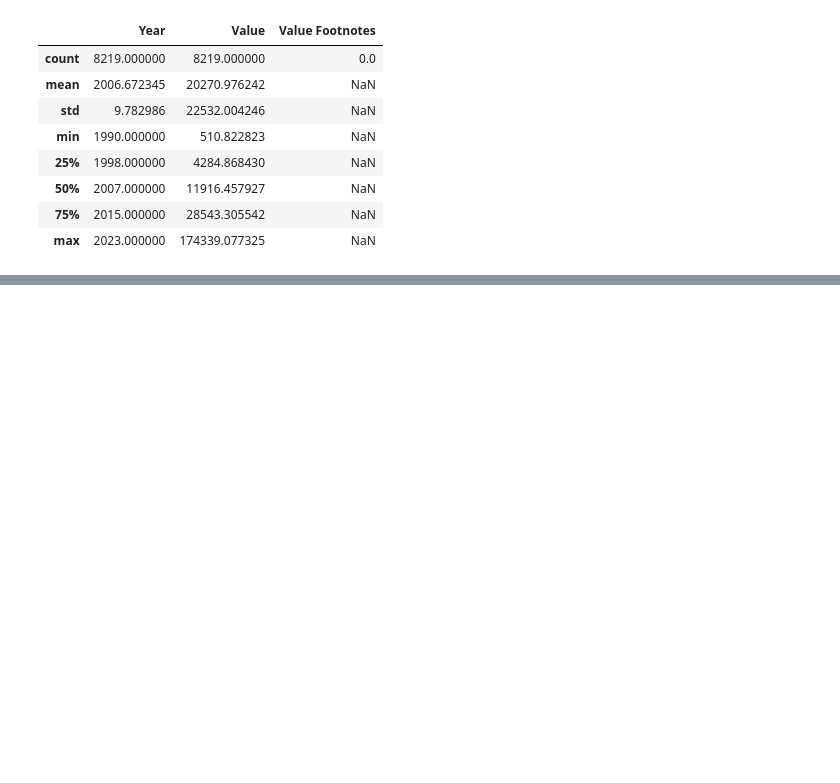
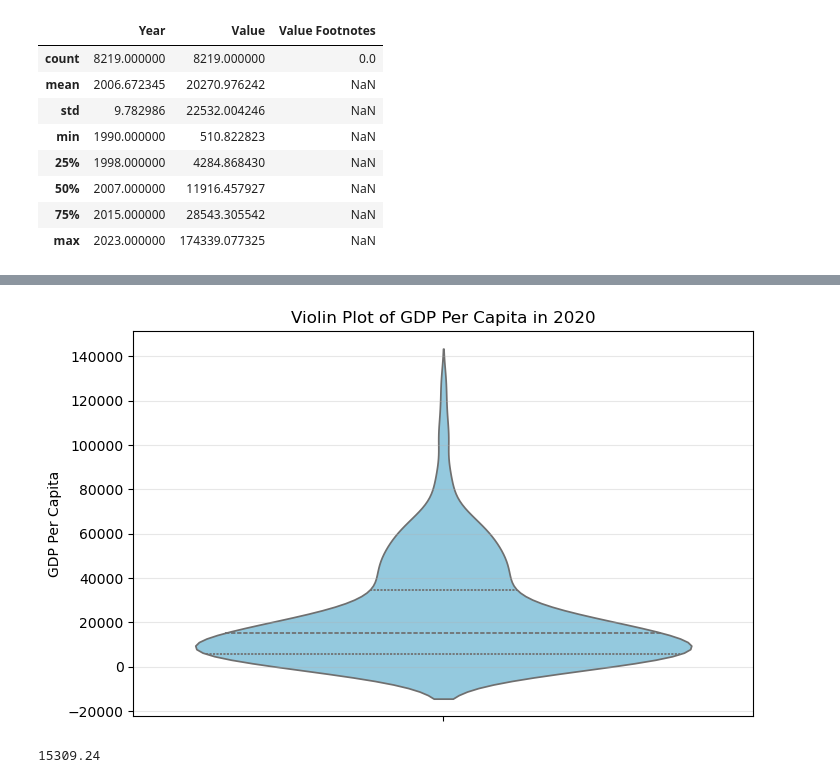
Before and after one commit to NSS-Data-Analytics-Cohort-16/da16-python-gdp-and-internet-use-analysis-rachelhudak, a Jupyter notebook: notebooks/Untitled.ipynb, the cells around one changed output, grey strips where cells are left out. Cells and saved outputs as stored; diff of their text form; code cells hidden in the pictures; blank space fills up the shorter version.

```diff
--- a/notebooks/Untitled.ipynb
+++ b/notebooks/Untitled.ipynb
@@ -64,0 +201,18 @@ AttributeError: 'DataFrame' object has no attribute 'drop_these'
+# %%
+#8 box plot to show the distribution of GDP per capita for the year 2020
+
+import matplotlib.pyplot as plt
+import seaborn as sns
+
+gdp_2020 = gdp_df_droppedVF[gdp_df_droppedVF["Year"] == 2020]["GDP_Per_Capita"]
+
+plt.figure(figsize=(8, 5))
+sns.violinplot(y=gdp_2020, inner='quartile', color="skyblue")
+
+plt.title("Violin Plot of GDP Per Capita in 2020")
+plt.ylabel("GDP Per Capita")
+plt.grid(axis='y', alpha=0.3)
+
+plt.show()
+# %% [output]
+[figure, added]
@@ -64,0 +221,7 @@ AttributeError: 'DataFrame' object has no attribute 'drop_these'
+# %%
+# 9. What was the median GDP per capita value in 2020?
+
+median_gdp_2020 = gdp_df_droppedVF[gdp_df_droppedVF["Year"] == 2020]["GDP_Per_Capita"].median()
+round(median_gdp_2020, 2)
+# %% [output]
+15309.24
```
Also changed, not shown: parts of 25 cells of this notebook.
